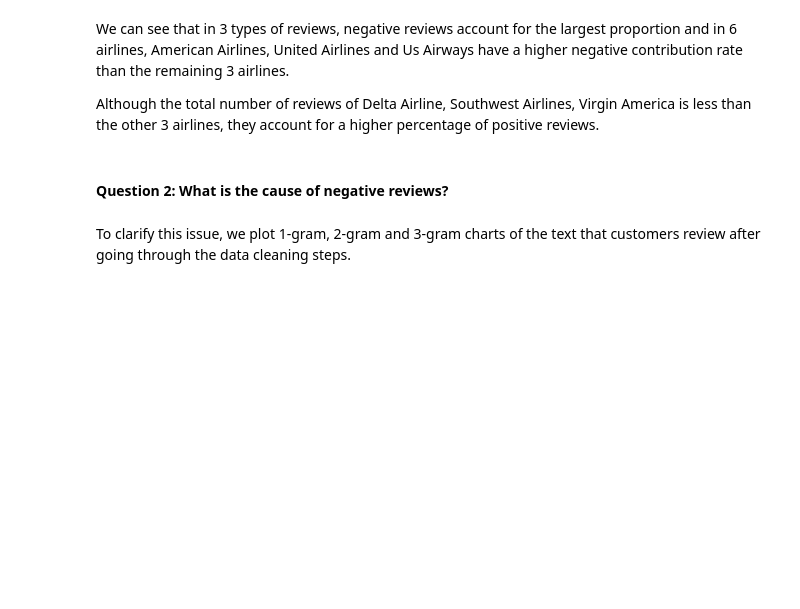
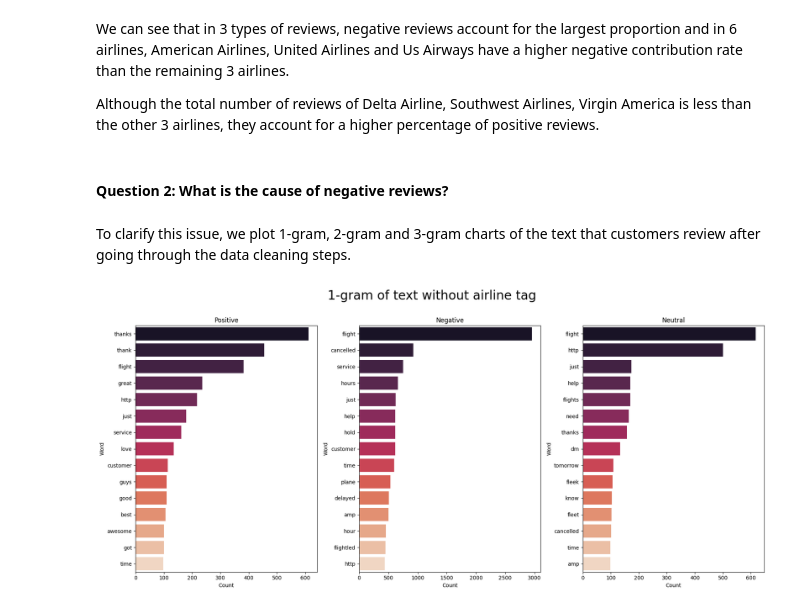
Before and after one commit to huynguyenanh2000/Twitter_US_Airline_Sentiment, a Jupyter notebook: notebooks/tweets.ipynb, the cells around one changed output. Drawn from its saved outputs; the diff is of its cells as text; code cells hidden in the pictures; blank space fills up the shorter version.

```diff
--- a/notebooks/tweets.ipynb
+++ b/notebooks/tweets.ipynb
@@ -222,9 +239,11 @@ def ngrams(n, title, lis_type):
         plt.tight_layout()
 # %%
 # 1-gram of text with no airline hastag
-lis_text_with_no_airlinehastag = [
+lis_text_with_no_airline_tag = [
     df[df['airline_sentiment'] == 1]['text_with_no_airline_tag'],
     df[df['airline_sentiment'] == -1]['text_with_no_airline_tag'],
     df[df['airline_sentiment'] == 0]['text_with_no_airline_tag']
 ]
-ngrams(1, "1-gram of text without airline hashtag", lis_text_with_no_airlinehastag)
+ngrams(1, "1-gram of text without airline tag", lis_text_with_no_airlinehastag)
+# %% [output]
+[figure, added]
```
Also changed, not shown: parts of 35 cells of this notebook.
